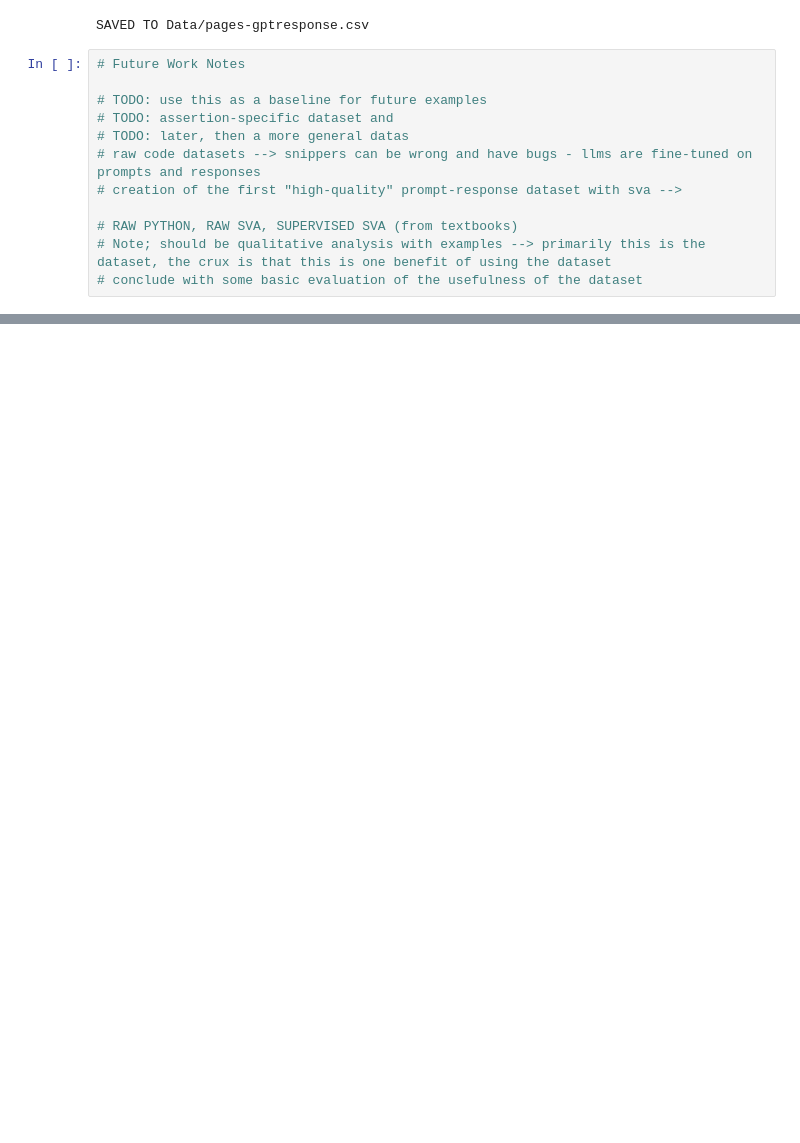
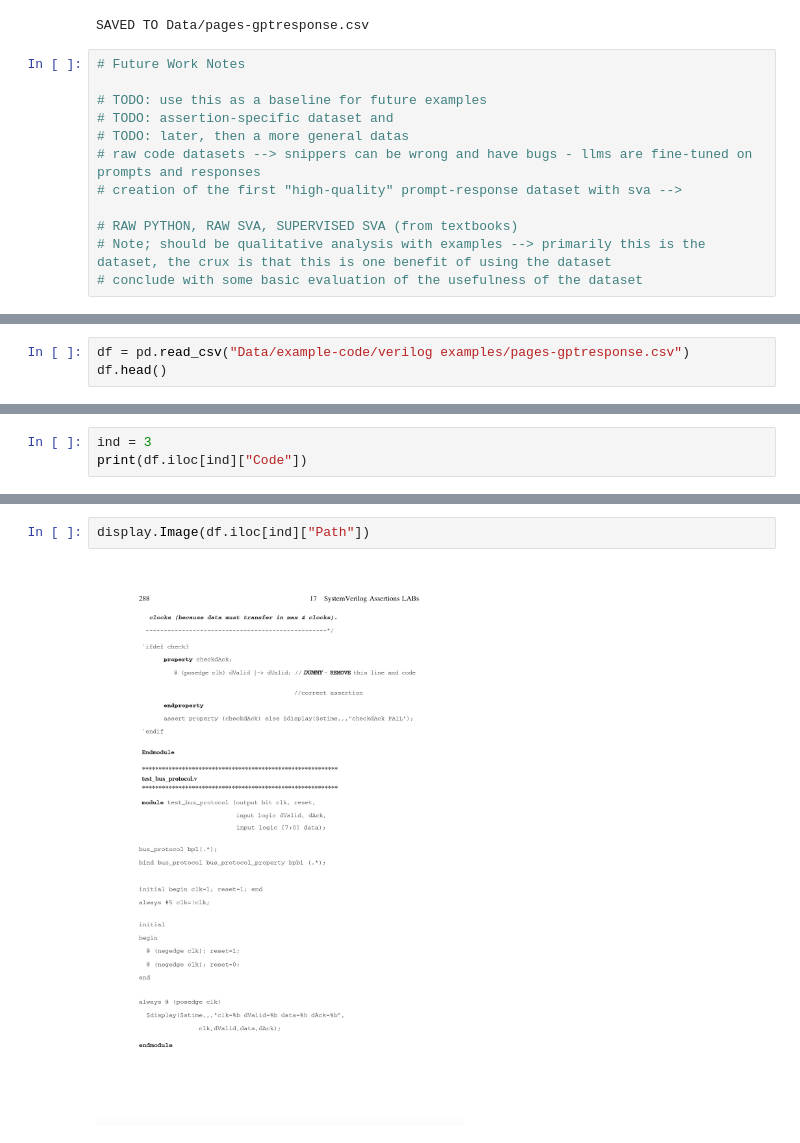
Before and after one commit to KoraSHughes/LLMCodeGen, a Jupyter notebook: GPT-ImageScrapper.ipynb, the cells around one changed output, grey strips where cells are left out. Cells and saved outputs as stored; diff of their text form; blank space fills up the shorter version.

```diff
--- a/GPT-ImageScrapper.ipynb
+++ b/GPT-ImageScrapper.ipynb
@@ -302,0 +313,3 @@ SAVED TO Data/pages-gptresponse.csv
+# %%
+df = pd.read_csv("Data/example-code/verilog examples/pages-gptresponse.csv")
+df.head()
@@ -302,0 +323,3 @@ SAVED TO Data/pages-gptresponse.csv
+# %%
+ind = 3
+print(df.iloc[ind]["Code"])
@@ -302,0 +344,4 @@ SAVED TO Data/pages-gptresponse.csv
+# %%
+display.Image(df.iloc[ind]["Path"])
+# %% [output]
+[figure, added]
```
Also changed, not shown: parts of 13 cells of this notebook, 10 other files.
